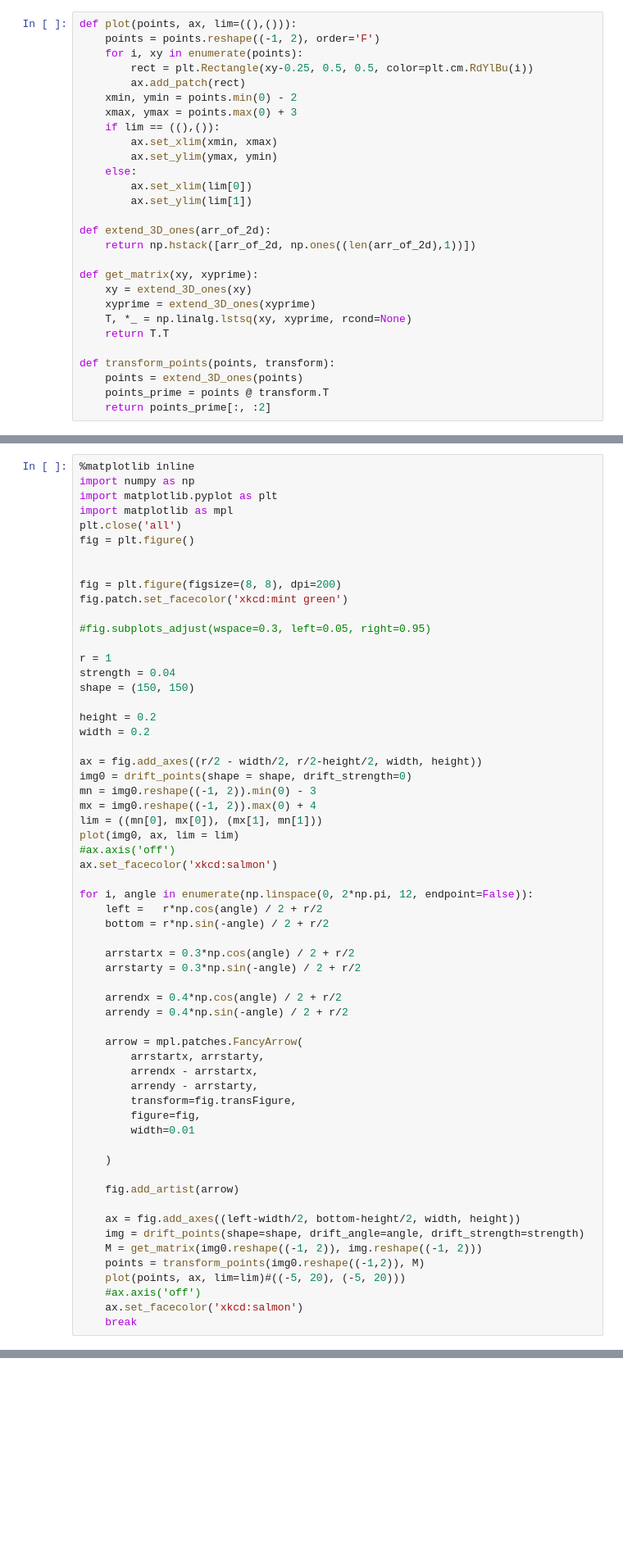
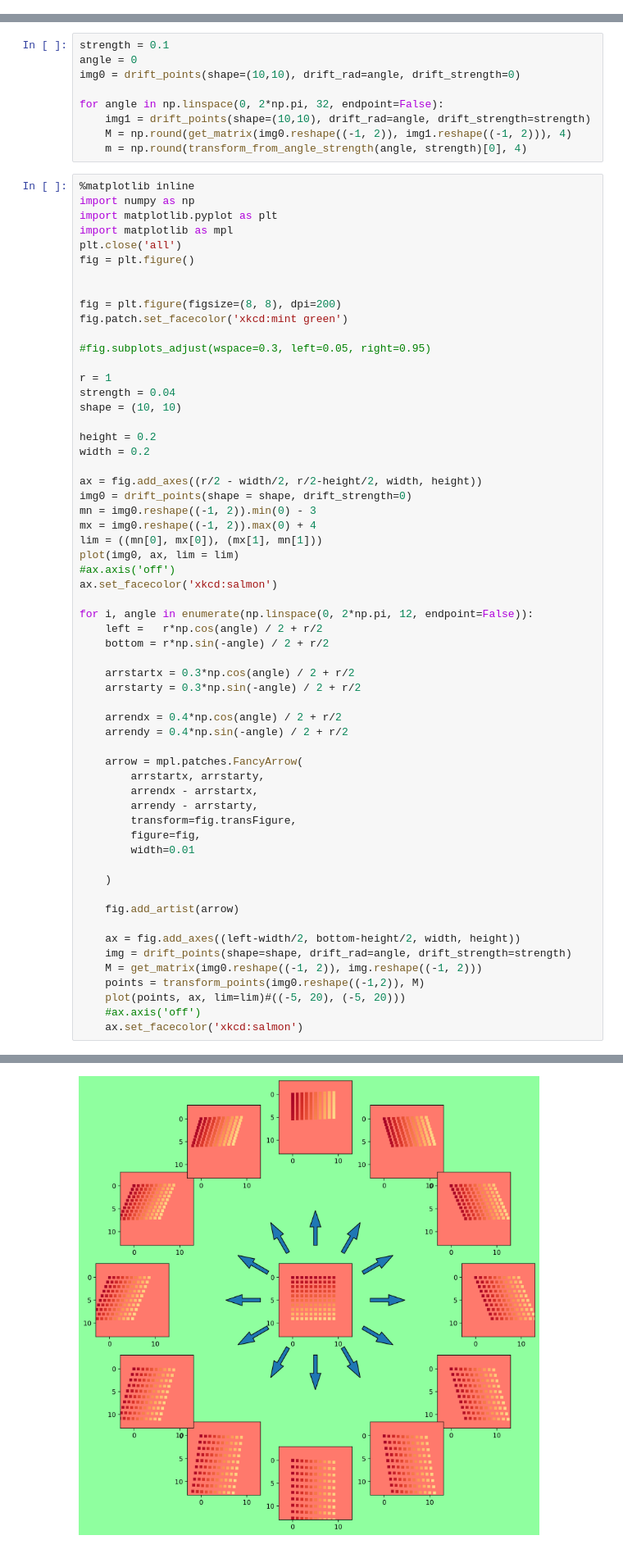
Before and after one commit to thomasaarholt/scanning-drift-corr, a Jupyter notebook: python/Calculate Transforms.ipynb, the cells around one changed output, grey strips where cells are left out. Shown at 82% size. Drawn from its saved outputs; the diff is of its cells as text; blank space fills up the shorter version.

```diff
--- a/python/Calculate Transforms.ipynb
+++ b/python/Calculate Transforms.ipynb
@@ -26,28 +0,0 @@ def drift_points(shape=(10,10), drift_angle = 0, drift_strength=1e-4):
-# %%
-def plot(points, ax, lim=((),())):
-    points = points.reshape((-1, 2), order='F')
-    for i, xy in enumerate(points):
-        rect = plt.Rectangle(xy-0.25, 0.5, 0.5, color=plt.cm.RdYlBu(i))
-        ax.add_patch(rect)
-    xmin, ymin = points.min(0) - 2
-    xmax, ymax = points.max(0) + 3
-    if lim == ((),()):
-        ax.set_xlim(xmin, xmax)
-        ax.set_ylim(ymax, ymin)
-    else:
-        ax.set_xlim(lim[0])
-        ax.set_ylim(lim[1])
-
-def extend_3D_ones(arr_of_2d):
-    return np.hstack([arr_of_2d, np.ones((len(arr_of_2d),1))])
-
-def get_matrix(xy, xyprime):
-    xy = extend_3D_ones(xy)
-    xyprime = extend_3D_ones(xyprime)
-    T, *_ = np.linalg.lstsq(xy, xyprime, rcond=None)
-    return T.T
-
-def transform_points(points, transform):
-    points = extend_3D_ones(points)
-    points_prime = points @ transform.T
-    return points_prime[:, :2]
@@ -56,3 +13,12 @@ from matplotlib.transforms import Affine2D
+# %%
+strength = 0.1
+angle = 0
+img0 = drift_points(shape=(10,10), drift_rad=angle, drift_strength=0)
+
+for angle in np.linspace(0, 2*np.pi, 32, endpoint=False):
+    img1 = drift_points(shape=(10,10), drift_rad=angle, drift_strength=strength)
+    M = np.round(get_matrix(img0.reshape((-1, 2)), img1.reshape((-1, 2))), 4)
+    m = np.round(transform_from_angle_strength(angle, strength)[0], 4)
 # %%
 %matplotlib inline
 import numpy as np
@@ -69,7 +35,7 @@ fig.patch.set_facecolor('xkcd:mint green')
 
 r = 1
 strength = 0.04
-shape = (150, 150)
+shape = (10, 10)
 
 height = 0.2
 width = 0.2
@@ -106,10 +72,10 @@ for i, angle in enumerate(np.linspace(0, 2*np.pi, 12, endpoint=False)):
     fig.add_artist(arrow)
 
     ax = fig.add_axes((left-width/2, bottom-height/2, width, height))
-    img = drift_points(shape=shape, drift_angle=angle, drift_strength=strength)
+    img = drift_points(shape=shape, drift_rad=angle, drift_strength=strength)
     M = get_matrix(img0.reshape((-1, 2)), img.reshape((-1, 2)))
     points = transform_points(img0.reshape((-1,2)), M)
     plot(points, ax, lim=lim)#((-5, 20), (-5, 20)))
     #ax.axis('off')
     ax.set_facecolor('xkcd:salmon')
-    break
+# %% [output]
@@ -115,0 +83 @@ for i, angle in enumerate(np.linspace(0, 2*np.pi, 12, endpoint=False)):
+[figure, added]
```
Also changed, not shown: parts of 14 cells of this notebook, 1 other file.
